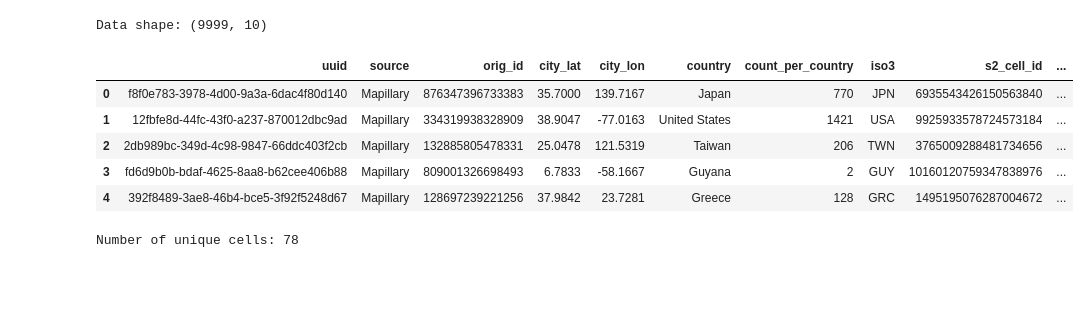
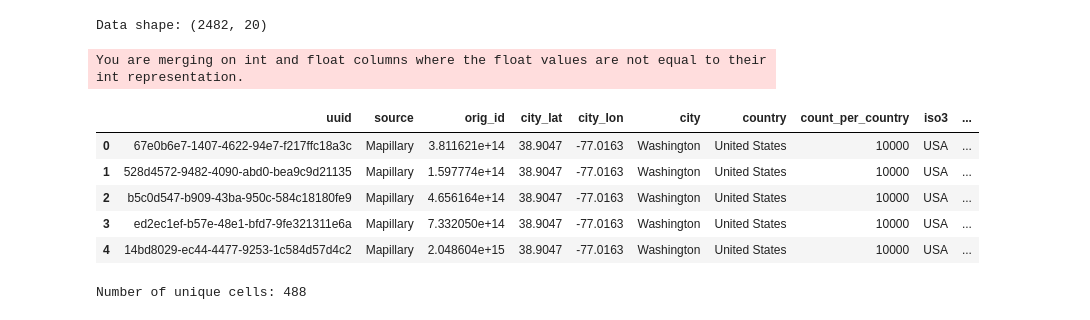
Before and after one commit to branisk/Geo-Guessrs, a Jupyter notebook: data/adaptive_partition.ipynb, the cells around one changed output. Saved outputs shown, nothing was run; the diff lists cells and outputs as text; code cells hidden in the pictures; blank space fills up the shorter version.

Commit message:
Fixed adaptive_partition to pull from individual lat/lon instead of city lat/lon

```diff
--- a/data/adaptive_partition.ipynb
+++ b/data/adaptive_partition.ipynb
@@ -68,17 +68,21 @@ def get_cell_vertices(cell_id_val: CellId):
         vertices.append((latlng.lat().degrees, latlng.lng().degrees))
     return vertices
 # %%
-df = pd.read_csv('imgs/sampled.csv', index_col=0)
-print("Data shape:", df.shape)
-display(df.head())
+sampled_df = pd.read_csv('imgs/sampled.csv', index_col=0)
+points_df = pd.read_csv('points.csv')
+points_df = points_df.rename(columns={'id': 'orig_id'})
+city_df = pd.merge(sampled_df, points_df, on='orig_id')
+print("Data shape:", city_df.shape)
+display(city_df.head())
 # %% [output]
-Data shape: (9999, 10)
+Data shape: (2482, 20)
+You are merging on int and float columns where the float values are not equal to their int representation.
-|  | uuid | source | orig_id | city_lat | city_lon | country | count_per_country | iso3 | s2_cell_id | ... |
-| 0 | f8f0e783-3978-4d00-9a3a-6dac4f80d140 | Mapillary | 876347396733383 | 35.7000 | 139.7167 | Japan | 770 | JPN | 6935543426150563840 | ... |
-| 1 | 12fbfe8d-44fc-43f0-a237-870012dbc9ad | Mapillary | 334319938328909 | 38.9047 | -77.0163 | United States | 1421 | USA | 9925933578724573184 | ... |
-| 2 | 2db989bc-349d-4c98-9847-66ddc403f2cb | Mapillary | 132885805478331 | 25.0478 | 121.5319 | Taiwan | 206 | TWN | 3765009288481734656 | ... |
-| 3 | fd6d9b0b-bdaf-4625-8aa8-b62cee406b88 | Mapillary | 809001326698493 | 6.7833 | -58.1667 | Guyana | 2 | GUY | 10160120759347838976 | ... |
-| 4 | 392f8489-3ae8-46b4-bce5-3f92f5248d67 | Mapillary | 128697239221256 | 37.9842 | 23.7281 | Greece | 128 | GRC | 1495195076287004672 | ... |
+|  | uuid | source | orig_id | city_lat | city_lon | city | country | count_per_country | iso3 | ... |
+| 0 | 67e0b6e7-1407-4622-94e7-f217ffc18a3c | Mapillary | 3.811621e+14 | 38.9047 | -77.0163 | Washington | United States | 10000 | USA | ... |
+| 1 | 528d4572-9482-4090-abd0-bea9c9d21135 | Mapillary | 1.597774e+14 | 38.9047 | -77.0163 | Washington | United States | 10000 | USA | ... |
+| 2 | b5c0d547-b909-43ba-950c-584c18180fe9 | Mapillary | 4.656164e+14 | 38.9047 | -77.0163 | Washington | United States | 10000 | USA | ... |
+| 3 | ed2ec1ef-b57e-48e1-bfd7-9fe321311e6a | Mapillary | 7.332050e+14 | 38.9047 | -77.0163 | Washington | United States | 10000 | USA | ... |
+| 4 | 14bd8029-ec44-4477-9253-1c584d57d4c2 | Mapillary | 2.048604e+15 | 38.9047 | -77.0163 | Washington | United States | 10000 | USA | ... |
 # %%
 # t1=5_000, t2=50, max_level=30 for 1,000,000 looks pretty good
 # Level 0: 6 cells
@@ -105,17 +109,17 @@ def latlon_to_cellid(lat: float, lon: float):
     return None
 
 # Add the cell id corresponding to each latitude and longitude
-df['s2_cell_id'] = df.apply(
-    lambda row: latlon_to_cellid(row['city_lat'], row['city_lon']),
+city_df['s2_cell_id'] = city_df.apply(
+    lambda row: latlon_to_cellid(row['lat'], row['lon']),
     axis=1
 )
 
 # Remove null cell_ids
-df.dropna(subset=['s2_cell_id'], inplace=True)
-cell_ids = [int(id) for id in set(df['s2_cell_id'].unique())]
+city_df.dropna(subset=['s2_cell_id'], inplace=True)
+cell_ids = [int(id) for id in set(city_df['s2_cell_id'].unique())]
 print(f"Number of unique cells: {len(cell_ids)}")
 # %% [output]
-Number of unique cells: 78
+Number of unique cells: 488
 # %%
 def visualize_s2_cells(final_cells: set[CellId]):
     fig = go.Figure()
```
Also changed, not shown: parts of 4 cells of this notebook.
